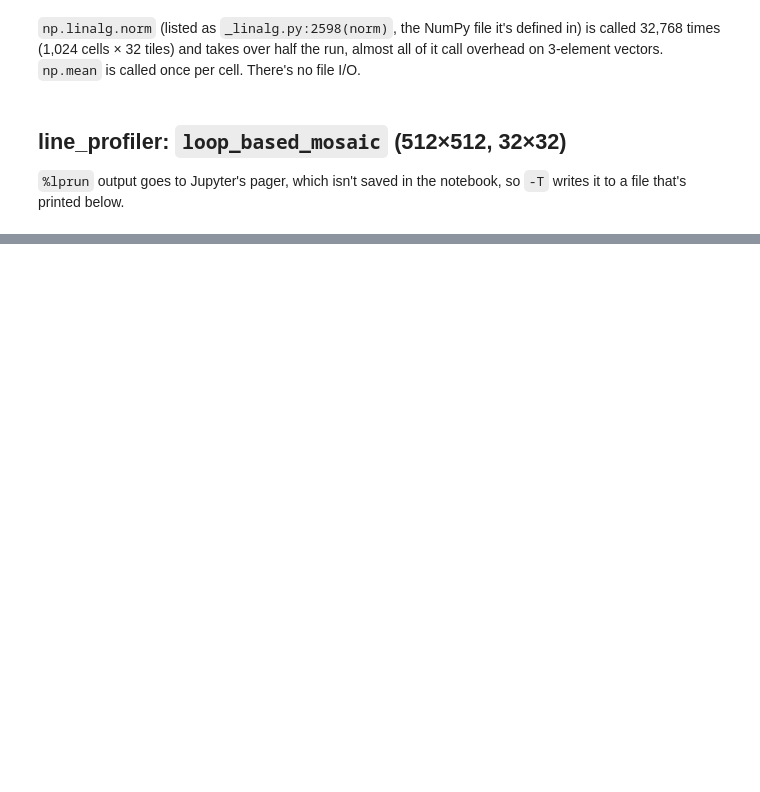
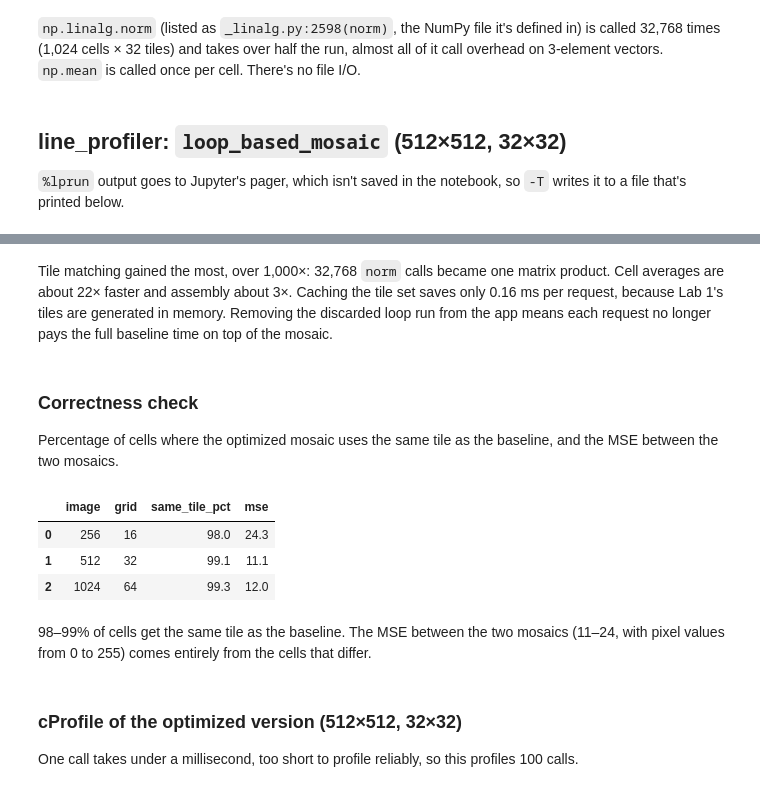
Before and after one commit to robertwzhou/ImageMosaicGenerator, a Jupyter notebook: profiling_analysis.ipynb, the cells around one changed output, grey strips where cells are left out. Saved outputs shown, nothing was run; the diff lists cells and outputs as text; code cells hidden in the pictures; blank space fills up the shorter version.

```diff
--- a/profiling_analysis.ipynb
+++ b/profiling_analysis.ipynb
@@ -169,0 +270,30 @@ Line 48, `dist = np.linalg.norm(avg_color - color)` in the inner tile loop, take
+# %% [markdown]
+Tile matching gained the most, over 1,000×: 32,768 `norm` calls became one matrix product. Cell averages are about 22× faster and assembly about 3×. Caching the tile set saves only 0.16 ms per request, because Lab 1's tiles are generated in memory. Removing the discarded loop run from the app means each request no longer pays the full baseline time on top of the mosaic.
+# %% [markdown]
+### Correctness check
+
+Percentage of cells where the optimized mosaic uses the same tile as the baseline, and the MSE between the two mosaics.
+# %%
+def same_tile_pct(a, b, g, ts=20):
+    a, b = a.reshape(g, ts, g, ts, 3), b.reshape(g, ts, g, ts, 3)
+    return 100 * (a == b).all(axis=(1, 3, 4)).mean()
+
+
+rows = []
+for size, grid in sorted(REQUIRED):
+    base = loop_based_mosaic(images[size], grid, tile_array, base_colors)
+    opt = optimized_mosaic(images[size], grid, tile_array, base_colors)[0]
+    rows.append({"image": size, "grid": grid, "same_tile_pct": same_tile_pct(base, opt, grid),
+                 "mse": np.mean((base.astype(float) - opt) ** 2)})
+pd.DataFrame(rows).round(1)
+# %% [output]
+|  | image | grid | same_tile_pct | mse |
+| 0 | 256 | 16 | 98.0 | 24.3 |
+| 1 | 512 | 32 | 99.1 | 11.1 |
+| 2 | 1024 | 64 | 99.3 | 12.0 |
+# %% [markdown]
+98–99% of cells get the same tile as the baseline. The MSE between the two mosaics (11–24, with pixel values from 0 to 255) comes entirely from the cells that differ.
+# %% [markdown]
+### cProfile of the optimized version (512×512, 32×32)
+
+One call takes under a millisecond, too short to profile reliably, so this profiles 100 calls.
```
Also changed, not shown: parts of 15 cells of this notebook, 5 other files.
